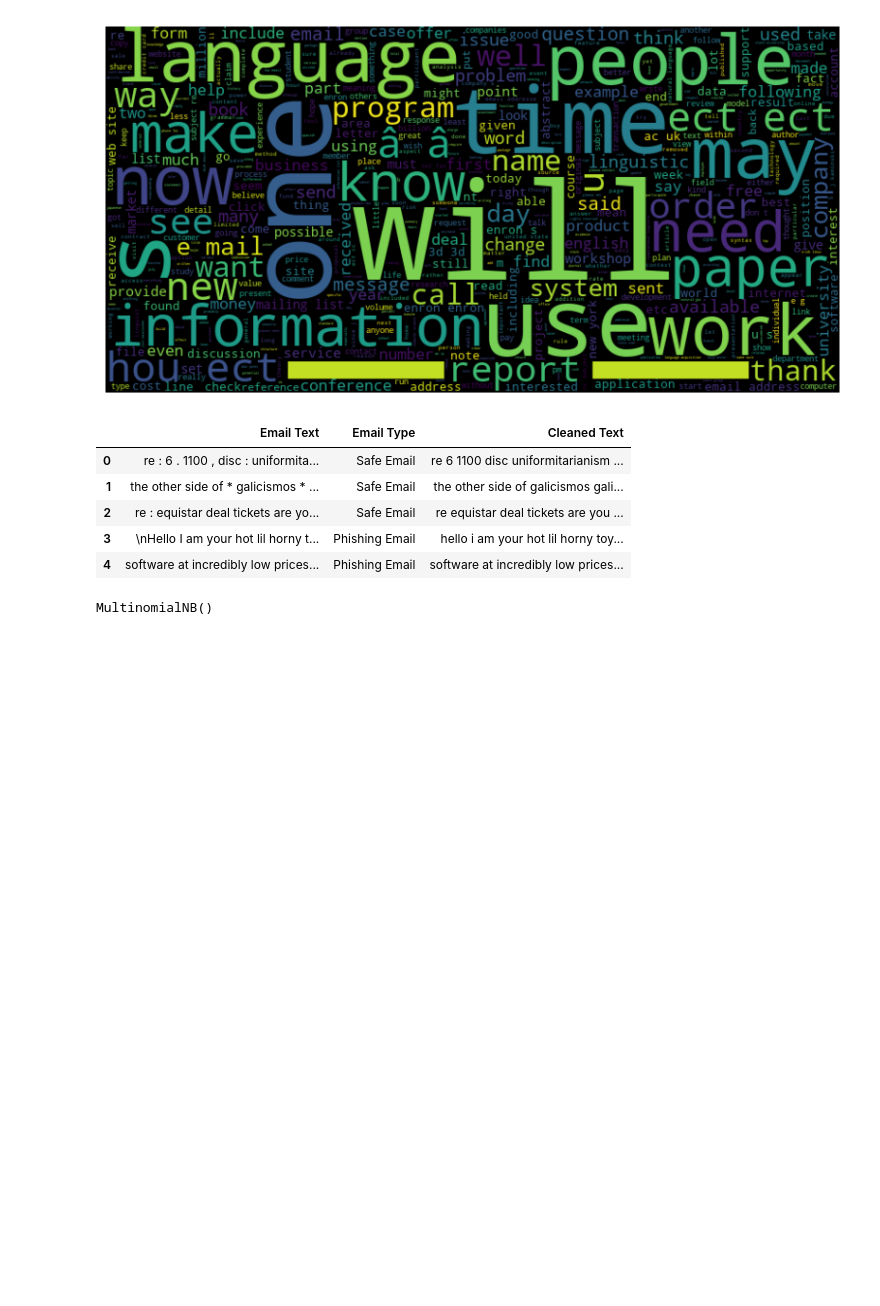
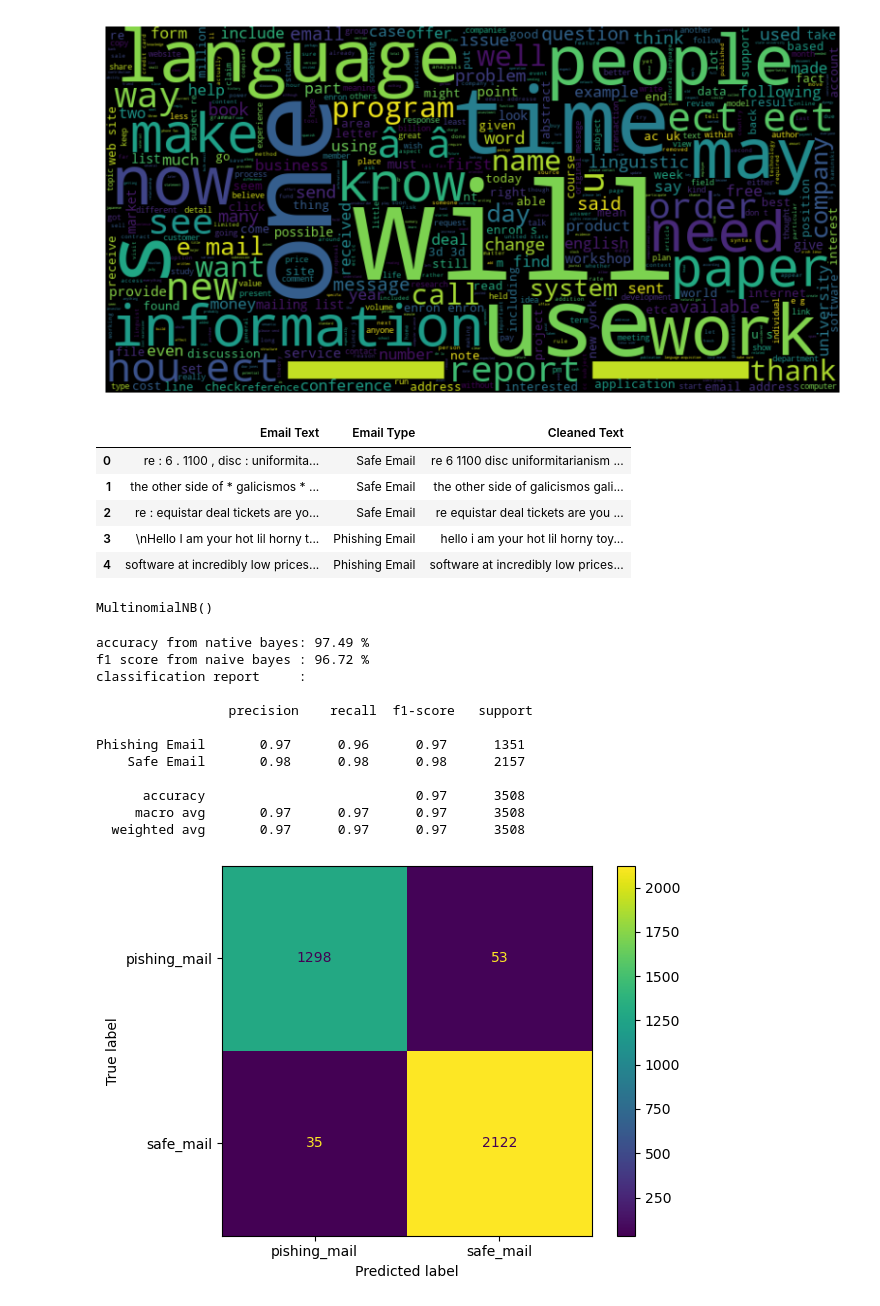
Before and after one commit to Hiroshan01/AI-Powered-Phishing-Email-Detection-, a Jupyter notebook: AIModel/phishingEmail.ipynb, the cells around one changed output. Saved outputs shown, nothing was run; the diff lists cells and outputs as text; code cells hidden in the pictures; blank space fills up the shorter version.

Commit message:
Getting accuracy, Checking the performance and confusion matrix

```diff
--- a/AIModel/phishingEmail.ipynb
+++ b/AIModel/phishingEmail.ipynb
@@ -189,3 +189,31 @@ nb = MultinomialNB()
 nb.fit(x_train,y_train)
 # %% [output]
 MultinomialNB()
+# %%
+from sklearn.metrics import accuracy_score,f1_score,classification_report,ConfusionMatrixDisplay,confusion_matrix
+pred_nav = nb.predict(x_test)
+
+# Checking the performance
+
+print(f"accuracy from native bayes: {accuracy_score(y_test,pred_nav)*100:.2f} %")
+print(f"f1 score from naive bayes : {f1_score(y_test, pred_nav, pos_label='Phishing Email') * 100:.2f} %")
+print("classification report     :\n\n",classification_report(y_test,pred_nav))
+
+#confusion matrix
+clf_nav = confusion_matrix(y_test,pred_nav)
+cx_ = ConfusionMatrixDisplay(clf_nav,display_labels=['pishing_mail','safe_mail']).plot()
+plt.show()
+# %% [output]
+accuracy from native bayes: 97.49 %
+f1 score from naive bayes : 96.72 %
+classification report     :
+
+                 precision    recall  f1-score   support
+
+Phishing Email       0.97      0.96      0.97      1351
+    Safe Email       0.98      0.98      0.98      2157
+
+      accuracy                           0.97      3508
+     macro avg       0.97      0.97      0.97      3508
+  weighted avg       0.97      0.97      0.97      3508
+[figure, added]
```
